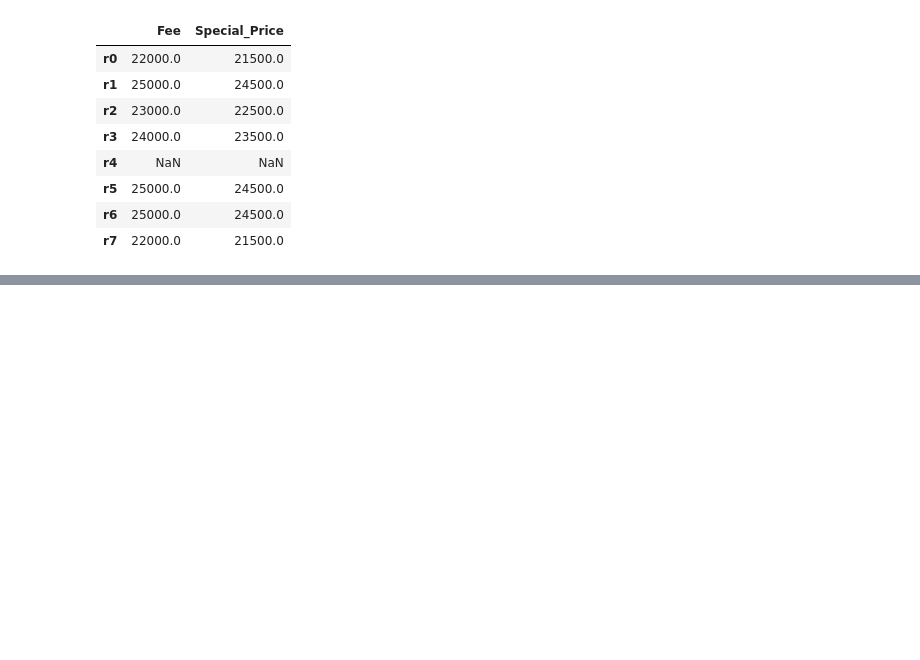
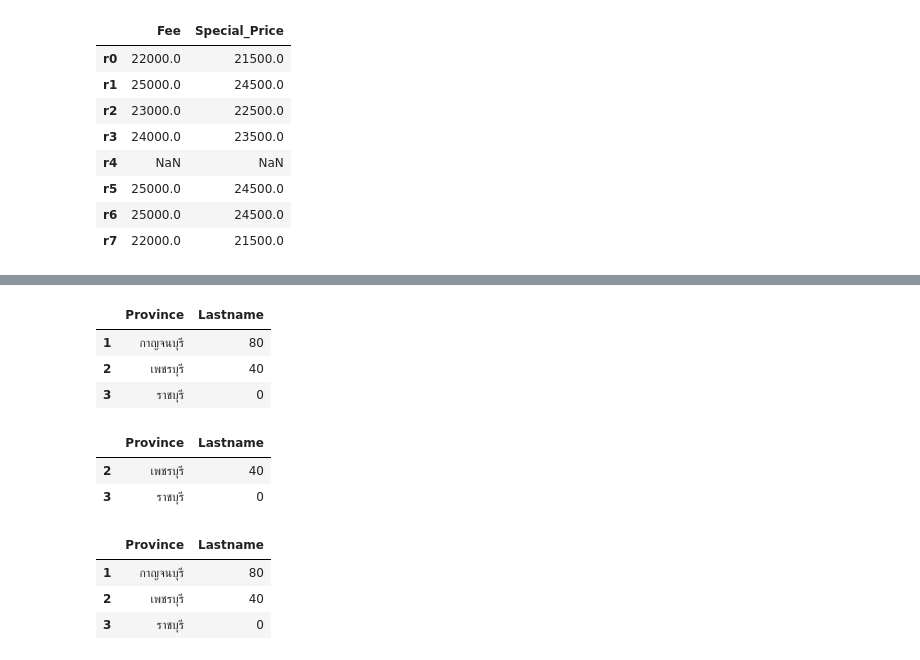
Before and after one commit to aekanun2020/Data-Analytics-using-Python, a Jupyter notebook: Python_Pandas_Dataframe_Basic_Properties_and_Methods.ipynb, the cells around one changed output, grey strips where cells are left out. Saved outputs shown, nothing was run; the diff lists cells and outputs as text; code cells hidden in the pictures; blank space fills up the shorter version.

```diff
--- a/Python_Pandas_Dataframe_Basic_Properties_and_Methods.ipynb
+++ b/Python_Pandas_Dataframe_Basic_Properties_and_Methods.ipynb
@@ -240,0 +262,20 @@ df[['Fee','Special_Price']]
+# %%
+test_pd
+# %% [output]
+|  | Province | Lastname |
+| 1 | กาญจนบุรี | 80 |
+| 2 | เพชรบุรี | 40 |
+| 3 | ราชบุรี | 0 |
+# %%
+test_pd[1:]
+# %% [output]
+|  | Province | Lastname |
+| 2 | เพชรบุรี | 40 |
+| 3 | ราชบุรี | 0 |
+# %%
+test_pd['1':]
+# %% [output]
+|  | Province | Lastname |
+| 1 | กาญจนบุรี | 80 |
+| 2 | เพชรบุรี | 40 |
+| 3 | ราชบุรี | 0 |
```
Also changed, not shown: parts of 4 cells of this notebook.
